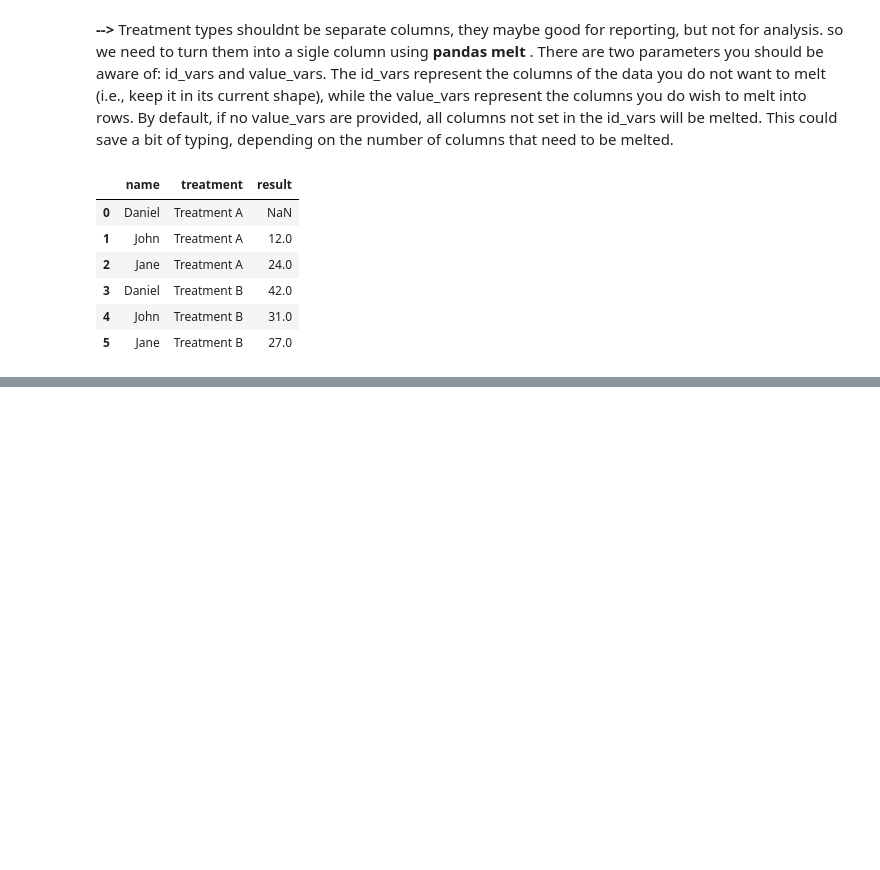
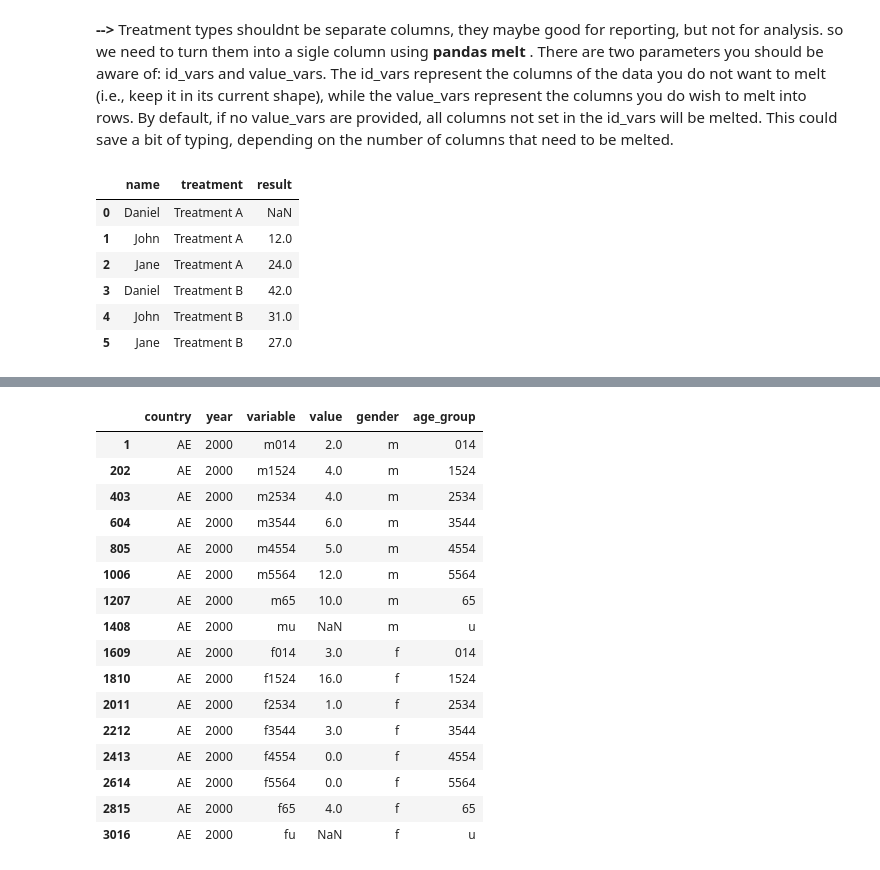
Before and after one commit to tanny411/Data-Camp, a Jupyter notebook: Datascience with Python career track/course 7 cleaning-data-in-python/cleaning_data_in_python.ipynb, the cells around one changed output, grey strips where cells are left out. Cells and saved outputs as stored; diff of their text form; code cells hidden in the pictures; blank space fills up the shorter version.

```diff
--- a/Datascience with Python career track/course 7 cleaning-data-in-python/cleaning_data_in_python.ipynb
+++ b/Datascience with Python career track/course 7 cleaning-data-in-python/cleaning_data_in_python.ipynb
@@ -206,0 +299,6 @@ pd.melt(frame=df1,id_vars='name',value_vars=['Treatment A','Treatment B'],var_na
+# %%
+import pandas as pd
+
+url='https://assets.datacamp.com/production/repositories/666/datasets/cf05b5e01009dd5d61d7db5ac5fb790042e7fd09/tb.csv'
+tb = pd.read_csv(url)
+tb.head()
@@ -206,0 +318,12 @@ pd.melt(frame=df1,id_vars='name',value_vars=['Treatment A','Treatment B'],var_na
+# %%
+# Melt tb: tb_melt
+tb_melt = pd.melt(tb, id_vars=['country' , 'year'])
+
+# Create the 'gender' column
+tb_melt['gender'] = tb_melt.variable.str[0]
+
+# Create the 'age_group' column
+tb_melt['age_group'] =  tb_melt.variable.str[1:]
+
+# Print the head of tb_melt
+tb_melt.head()
@@ -206,0 +346,20 @@ pd.melt(frame=df1,id_vars='name',value_vars=['Treatment A','Treatment B'],var_na
+# %%
+tb_melt[tb_melt['country']=='AE']
+# %% [output]
+|  | country | year | variable | value | gender | age_group |
+| 1 | AE | 2000 | m014 | 2.0 | m | 014 |
+| 202 | AE | 2000 | m1524 | 4.0 | m | 1524 |
+| 403 | AE | 2000 | m2534 | 4.0 | m | 2534 |
+| 604 | AE | 2000 | m3544 | 6.0 | m | 3544 |
+| 805 | AE | 2000 | m4554 | 5.0 | m | 4554 |
+| 1006 | AE | 2000 | m5564 | 12.0 | m | 5564 |
+| 1207 | AE | 2000 | m65 | 10.0 | m | 65 |
+| 1408 | AE | 2000 | mu | NaN | m | u |
+| 1609 | AE | 2000 | f014 | 3.0 | f | 014 |
+| 1810 | AE | 2000 | f1524 | 16.0 | f | 1524 |
+| 2011 | AE | 2000 | f2534 | 1.0 | f | 2534 |
+| 2212 | AE | 2000 | f3544 | 3.0 | f | 3544 |
+| 2413 | AE | 2000 | f4554 | 0.0 | f | 4554 |
+| 2614 | AE | 2000 | f5564 | 0.0 | f | 5564 |
+| 2815 | AE | 2000 | f65 | 4.0 | f | 65 |
+| 3016 | AE | 2000 | fu | NaN | f | u |
```
Also changed, not shown: parts of 26 cells of this notebook.
